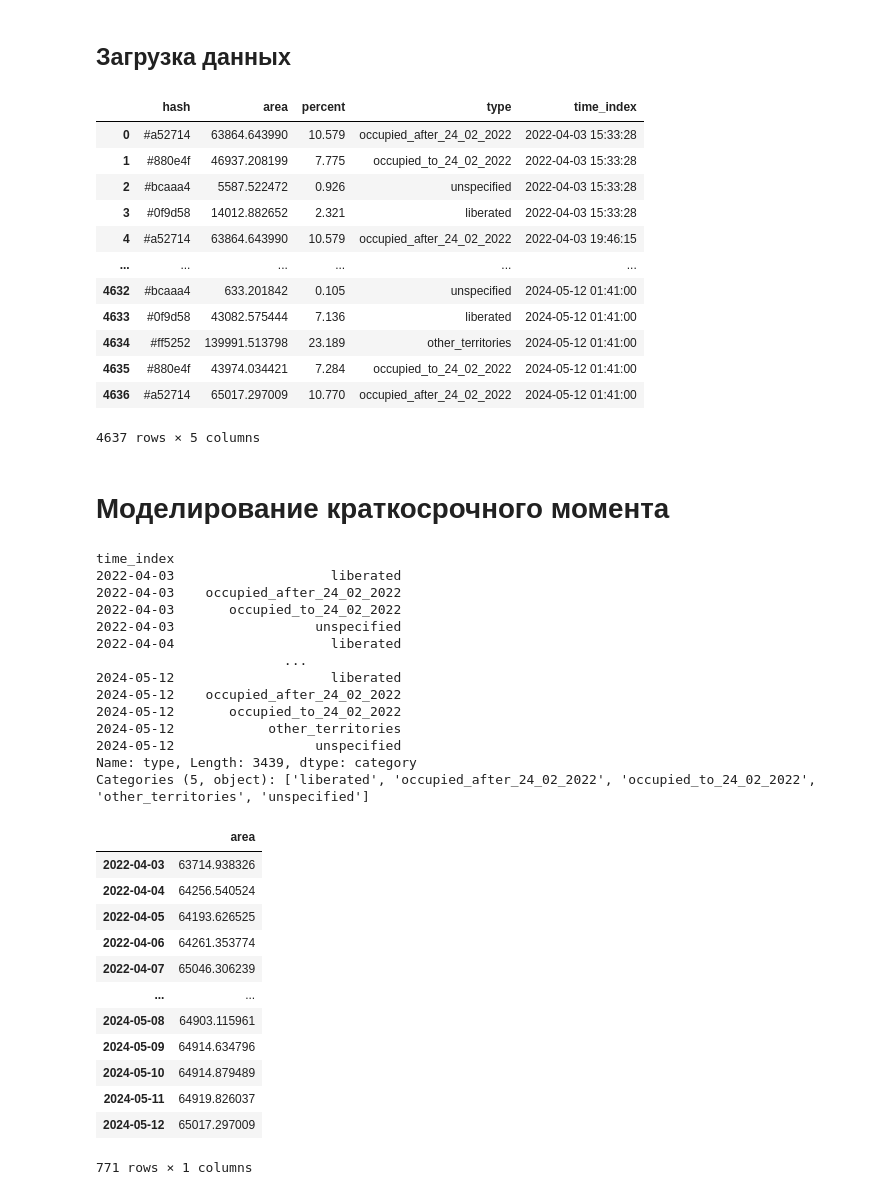
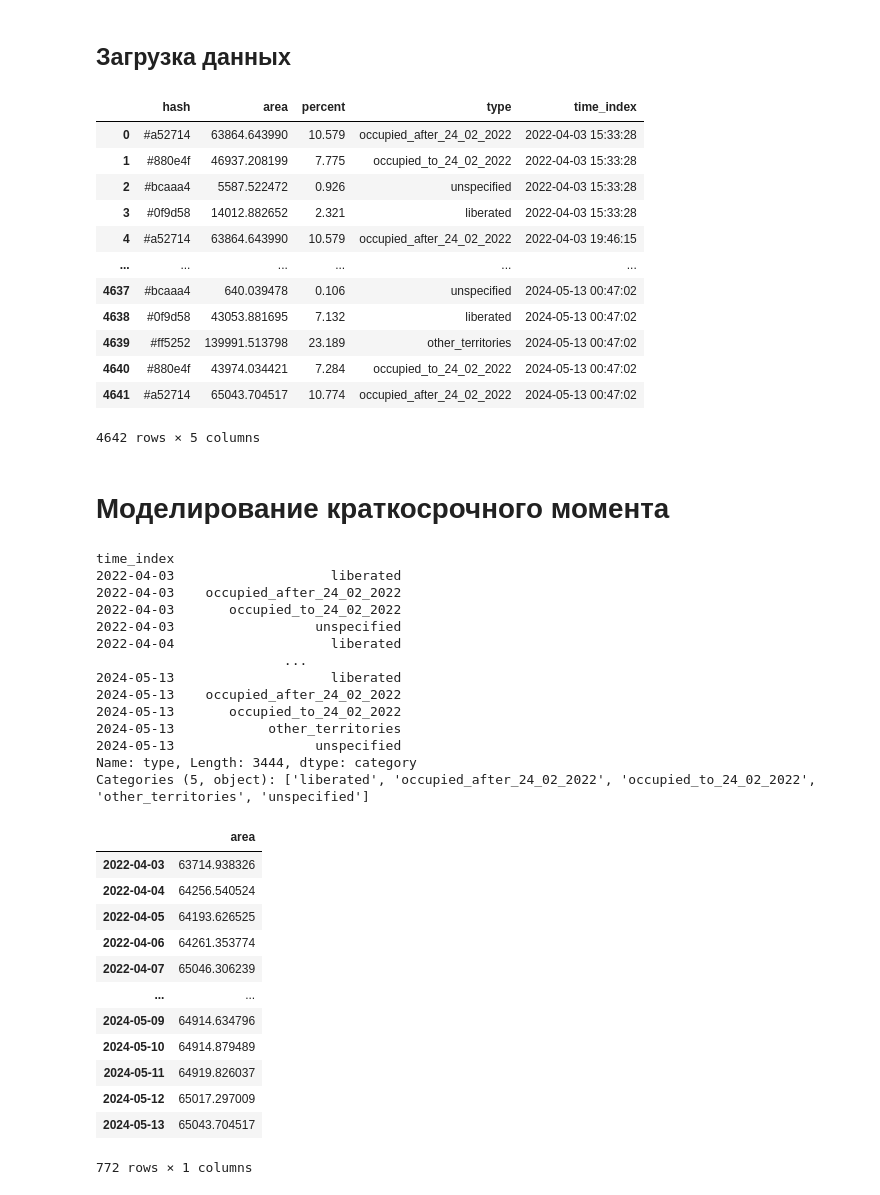
Before and after one commit to HexQuant/rua, a Jupyter notebook: area.ipynb, the cells around one changed output. Cells and saved outputs as stored; diff of their text form; code cells hidden in the pictures.

```diff
--- a/area.ipynb
+++ b/area.ipynb
@@ -35,37 +35,36 @@ time_history_url = "https://deepstatemap.live/api/history/public"
 # %%
 # Making a get request
 response = requests.get(time_history_url)
 
 df = pd.DataFrame()
 # print json content
 t = len(response.json())
 Path("data/").mkdir(exist_ok=True)
 with tqdm(total=t) as pbar:
     for n, i in enumerate(response.json()):
         timestamp = i["id"]
         time_index = datetime.datetime.fromtimestamp(timestamp)
         pbar.set_description(str(time_index.date()), refresh=True)
 
-        area = requests.get(
-            f"https://deepstatemap.live/api/history/{timestamp}/areas")
+        area = requests.get(f"https://deepstatemap.live/api/history/{timestamp}/areas")
         js_df = pd.json_normalize(area.json()).assign(time_index=time_index)
         df = pd.concat([df, js_df], ignore_index=True)
         pbar.update(1)
 df
 # %% [output]
 |  | hash | area | percent | type | time_index |
 | 0 | #a52714 | 63864.643990 | 10.579 | occupied_after_24_02_2022 | 2022-04-03 15:33:28 |
 | 1 | #880e4f | 46937.208199 | 7.775 | occupied_to_24_02_2022 | 2022-04-03 15:33:28 |
 | 2 | #bcaaa4 | 5587.522472 | 0.926 | unspecified | 2022-04-03 15:33:28 |
 | 3 | #0f9d58 | 14012.882652 | 2.321 | liberated | 2022-04-03 15:33:28 |
 | 4 | #a52714 | 63864.643990 | 10.579 | occupied_after_24_02_2022 | 2022-04-03 19:46:15 |
 | ... | ... | ... | ... | ... | ... |
-| 4632 | #bcaaa4 | 633.201842 | 0.105 | unspecified | 2024-05-12 01:41:00 |
-| 4633 | #0f9d58 | 43082.575444 | 7.136 | liberated | 2024-05-12 01:41:00 |
-| 4634 | #ff5252 | 139991.513798 | 23.189 | other_territories | 2024-05-12 01:41:00 |
-| 4635 | #880e4f | 43974.034421 | 7.284 | occupied_to_24_02_2022 | 2024-05-12 01:41:00 |
-| 4636 | #a52714 | 65017.297009 | 10.770 | occupied_after_24_02_2022 | 2024-05-12 01:41:00 |
+| 4637 | #bcaaa4 | 640.039478 | 0.106 | unspecified | 2024-05-13 00:47:02 |
+| 4638 | #0f9d58 | 43053.881695 | 7.132 | liberated | 2024-05-13 00:47:02 |
+| 4639 | #ff5252 | 139991.513798 | 23.189 | other_territories | 2024-05-13 00:47:02 |
+| 4640 | #880e4f | 43974.034421 | 7.284 | occupied_to_24_02_2022 | 2024-05-13 00:47:02 |
+| 4641 | #a52714 | 65043.704517 | 10.774 | occupied_after_24_02_2022 | 2024-05-13 00:47:02 |
-4637 rows × 5 columns
+4642 rows × 5 columns
 # %%
 df.set_index("time_index", inplace=True)
 df = df.astype(
@@ -118,12 +117,12 @@ time_index
 2022-04-03                  unspecified
 2022-04-04                    liberated
                         ...
-2024-05-12                    liberated
-2024-05-12    occupied_after_24_02_2022
-2024-05-12       occupied_to_24_02_2022
-2024-05-12            other_territories
-2024-05-12                  unspecified
-Name: type, Length: 3439, dtype: category
+2024-05-13                    liberated
+2024-05-13    occupied_after_24_02_2022
+2024-05-13       occupied_to_24_02_2022
+2024-05-13            other_territories
+2024-05-13                  unspecified
+Name: type, Length: 3444, dtype: category
 Categories (5, object): ['liberated', 'occupied_after_24_02_2022', 'occupied_to_24_02_2022', 'other_territories', 'unspecified']
 # %%
 ru_holidays = holidays.country_holidays("RU")
@@ -148,12 +147,12 @@ aa
 | 2022-04-06 | 64261.353774 |
 | 2022-04-07 | 65046.306239 |
 | ... | ... |
-| 2024-05-08 | 64903.115961 |
 | 2024-05-09 | 64914.634796 |
 | 2024-05-10 | 64914.879489 |
 | 2024-05-11 | 64919.826037 |
 | 2024-05-12 | 65017.297009 |
+| 2024-05-13 | 65043.704517 |
-771 rows × 1 columns
+772 rows × 1 columns
 # %%
 xx = (
     pd.DataFrame(index=aa.index).assign(
```
Also changed, not shown: parts of 6 cells of this notebook, 2 other files.
